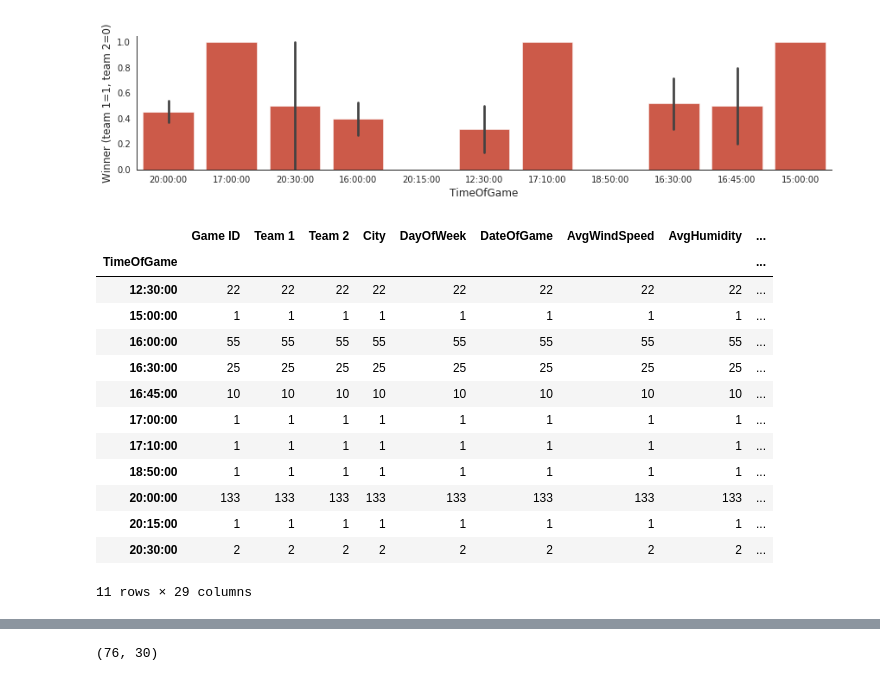
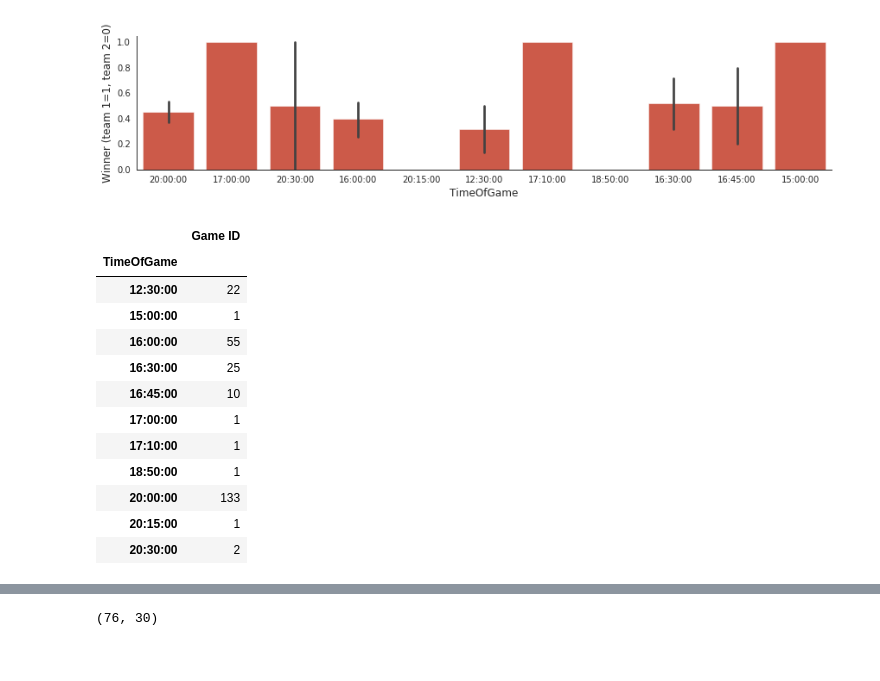
Before and after one commit to sirius0503/ipl_match_predictions, a Jupyter notebook: ipl_match_prediction.ipynb, the cells around one changed output, grey strips where cells are left out. Drawn from its saved outputs; the diff is of its cells as text; code cells hidden in the pictures.

```diff
--- a/ipl_match_prediction.ipynb
+++ b/ipl_match_prediction.ipynb
@@ -247,22 +268,21 @@ plot_categories(train_df, cat = 'TimeOfGame', target = 'Winner (team 1=1, team 2
 # %% [output]
 [figure]
 # %%
-train_df.groupby('TimeOfGame').agg('count')
+train_df.groupby('TimeOfGame').agg('count')[['Game ID']]
 # %% [output]
-|  | Game ID | Team 1 | Team 2 | City | DayOfWeek | DateOfGame | AvgWindSpeed | AvgHumidity | ... |
-| TimeOfGame |  |  |  |  |  |  |  |  | ... |
-| 12:30:00 | 22 | 22 | 22 | 22 | 22 | 22 | 22 | 22 | ... |
-| 15:00:00 | 1 | 1 | 1 | 1 | 1 | 1 | 1 | 1 | ... |
-| 16:00:00 | 55 | 55 | 55 | 55 | 55 | 55 | 55 | 55 | ... |
-| 16:30:00 | 25 | 25 | 25 | 25 | 25 | 25 | 25 | 25 | ... |
-| 16:45:00 | 10 | 10 | 10 | 10 | 10 | 10 | 10 | 10 | ... |
-| 17:00:00 | 1 | 1 | 1 | 1 | 1 | 1 | 1 | 1 | ... |
-| 17:10:00 | 1 | 1 | 1 | 1 | 1 | 1 | 1 | 1 | ... |
-| 18:50:00 | 1 | 1 | 1 | 1 | 1 | 1 | 1 | 1 | ... |
-| 20:00:00 | 133 | 133 | 133 | 133 | 133 | 133 | 133 | 133 | ... |
-| 20:15:00 | 1 | 1 | 1 | 1 | 1 | 1 | 1 | 1 | ... |
-| 20:30:00 | 2 | 2 | 2 | 2 | 2 | 2 | 2 | 2 | ... |
+|  | Game ID |
+| TimeOfGame |  |
+| 12:30:00 | 22 |
+| 15:00:00 | 1 |
+| 16:00:00 | 55 |
+| 16:30:00 | 25 |
+| 16:45:00 | 10 |
+| 17:00:00 | 1 |
+| 17:10:00 | 1 |
+| 18:50:00 | 1 |
+| 20:00:00 | 133 |
+| 20:15:00 | 1 |
+| 20:30:00 | 2 |
-11 rows × 29 columns
 # %%
 def plot_variable_importance( X , y ):
     tree = DecisionTreeClassifier( random_state = 99 )
```
Also changed, not shown: parts of 53 cells of this notebook.
